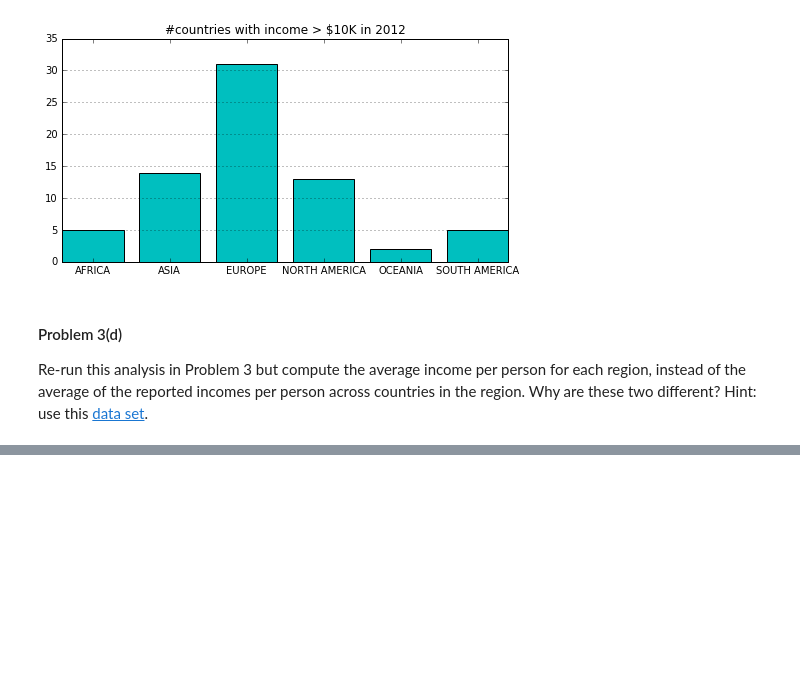
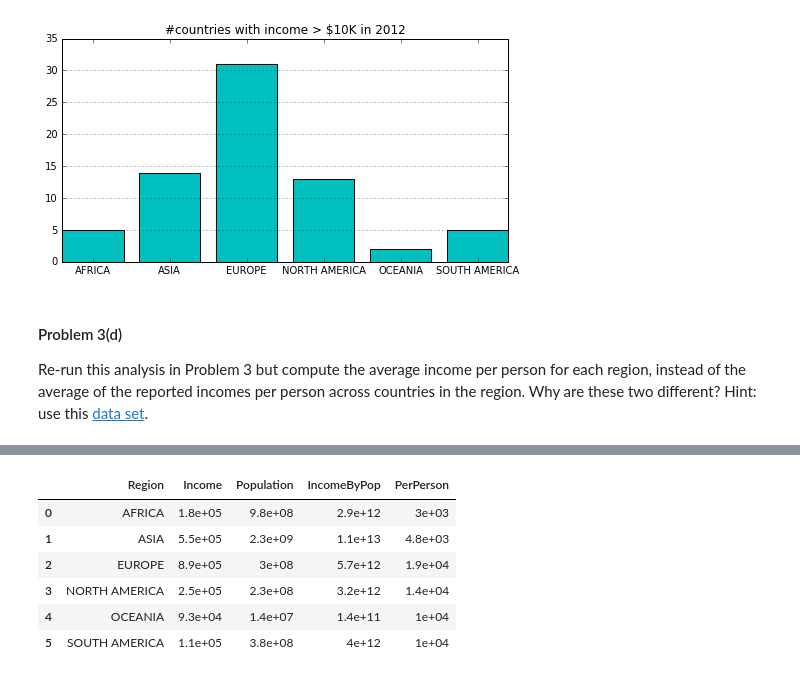
Before and after one commit to Rakeshgk84/DataScience, a Jupyter notebook: JALLOW_CHERNO_HW1/JALLOW_CHERNO_HW1P3.ipynb, the cells around one changed output, grey strips where cells are left out. Cells and saved outputs as stored; diff of their text form; code cells hidden in the pictures; blank space fills up the shorter version.

```diff
--- a/JALLOW_CHERNO_HW1/JALLOW_CHERNO_HW1P3.ipynb
+++ b/JALLOW_CHERNO_HW1/JALLOW_CHERNO_HW1P3.ipynb
@@ -157,0 +184,5 @@ Re-run this analysis in Problem 3 but compute the average income per person for
+# %%
+concat = pd.merge(income_2012, pop_2012, on=['Country'], how='left')
+print(concat.shape)
+k_concat = concat.dropna()
+k_concat.shape
@@ -157,0 +227,11 @@ Re-run this analysis in Problem 3 but compute the average income per person for
+# %%
+get_regions['PerPerson'] = get_regions['IncomeByPop'] / get_regions['Population']
+get_regions
+# %% [output]
+|  | Region | Income | Population | IncomeByPop | PerPerson |
+| 0 | AFRICA | 1.8e+05 | 9.8e+08 | 2.9e+12 | 3e+03 |
+| 1 | ASIA | 5.5e+05 | 2.3e+09 | 1.1e+13 | 4.8e+03 |
+| 2 | EUROPE | 8.9e+05 | 3e+08 | 5.7e+12 | 1.9e+04 |
+| 3 | NORTH AMERICA | 2.5e+05 | 2.3e+08 | 3.2e+12 | 1.4e+04 |
+| 4 | OCEANIA | 9.3e+04 | 1.4e+07 | 1.4e+11 | 1e+04 |
+| 5 | SOUTH AMERICA | 1.1e+05 | 3.8e+08 | 4e+12 | 1e+04 |
```
Also changed, not shown: parts of 10 cells of this notebook.
